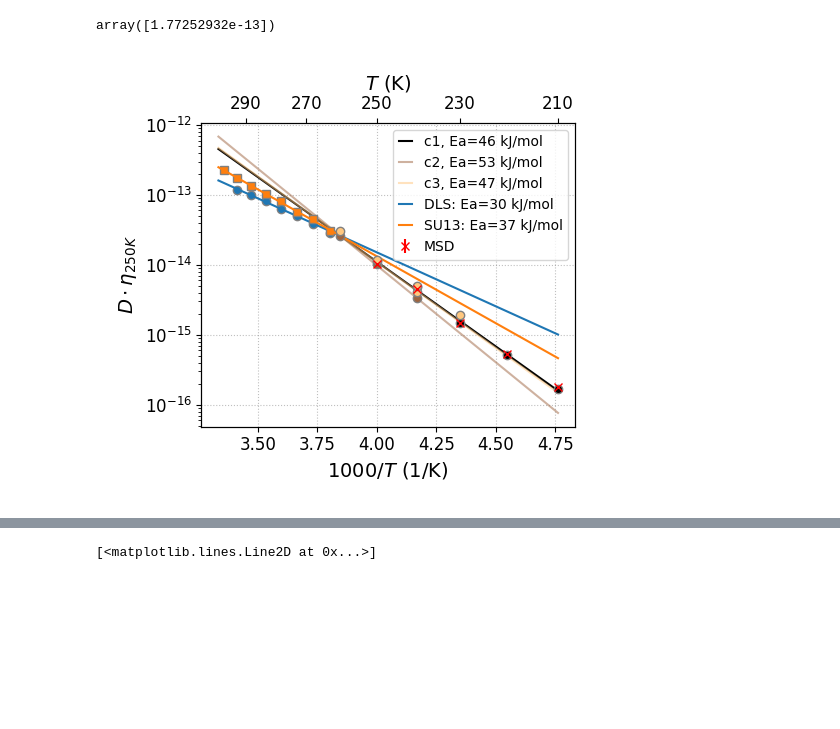
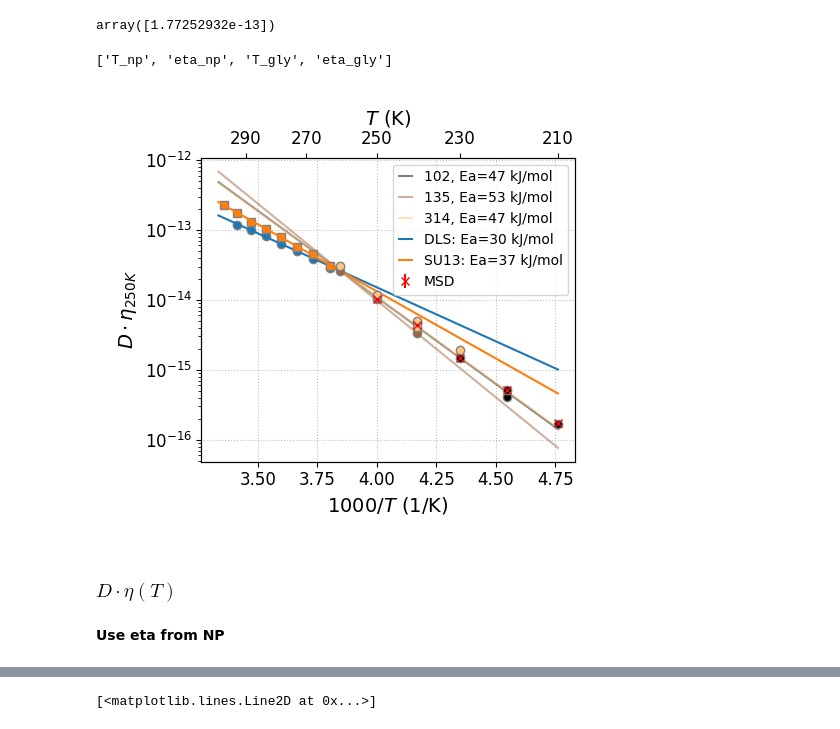
Before and after one commit to maddalenabin/id10-ferritin-2022, a Jupyter notebook: 01-notebooks/09-plots-for-paper.ipynb, the cells around one changed output, grey strips where cells are left out. Cells and saved outputs as stored; diff of their text form; code cells hidden in the pictures; blank space fills up the shorter version.

```diff
--- a/01-notebooks/09-plots-for-paper.ipynb
+++ b/01-notebooks/09-plots-for-paper.ipynb
@@ -321,7 +333,7 @@ for i, (datasetnumber,runname) in enumerate(zip(datasetnumbers_conc, runnames_co
 f, (a1,a3) = plt.subplots(1,2, figsize=(8,3.5), constrained_layout=True)
 ax2 = a3.twiny()
 
-col = plt.cm.copper(np.linspace(0,1,len(datasetnumbers_conc)))
+col = plt.cm.copper_r(np.linspace(0,1,len(datasetnumbers_conc)))
 qv_sel = 2
 tol = 1e-3
 
@@ -341,7 +353,7 @@ for i in range(len(datasetnumbers_conc)):
 
         if q==qv_sel:
             a1.errorbar(delays_conc[i,:], g2s_conc[i,q,:]-base, dg2s_conc[i,q,:], c=col[i],ls='', marker='o', ms=6, mec='gray', alpha=0.7)
-            a1.plot(xc, curve, c=col[i], ls='-', alpha=0.9, label=f'{concs_l[i]}')
+            a1.plot(xc, curve, c=col[i], ls='-', alpha=0.9, label=f'{labs[i]}')
 
     qs = qv[qv_min:qv_max:qstep]
     taus, dtaus = np.asarray(taus), np.asarray(dtaus)
@@ -353,7 +365,7 @@ for i in range(len(datasetnumbers_conc)):
     a3.plot(xc, curve, c=col[i], label=f'{Ds[0,i]:.2e}')
     a3.errorbar(qs[cond]**2, 1/taus[cond], dtaus[cond]/(taus[cond]**2), c=col[i], ls='', marker='o', ms=6, mec='gray', alpha=0.7)
 
-a1.legend(title='concentration', fontsize=10, bbox_to_anchor=[1,1], handlelength=1)
+a1.legend(title='$c_p$ (mg/ml)', fontsize=10, bbox_to_anchor=[1,1], handlelength=1)
 a1.set_xscale('log')
 a1.set_xlabel(r'$t$ (s)')
 a1.set_ylabel(r'$g_2(t)-1$')
@@ -363,7 +375,7 @@ a1.set_xlim(1e-4,None)
 a1.tick_params(axis='both', which='minor')#, bottom=False)
 a1.tick_params(axis='both', which='major', labelsize=12)
 a1.tick_params(axis='both', which='minor', labelsize=10)
-a1.set_title(T_conc)
+# a1.set_title(T_conc)
 
 a3.set_xlabel(r'$q^2$ (nm$^{-2}$)')
 a3.set_ylabel(r'$\Gamma$ (s$^{-1}$)')
@@ -494,6 +520,13 @@ eta = Kbb*T / (6*np.pi*Ds[0,:]*R)
 eta[T==250]
 # %% [output]
 array([1.77252932e-13])
+# %%
+# from ID10 LLT NP viscosity values from XPCS
+f_NP = np.load("../03-source/viscosity_NP.npz") # 23 mol% =  (50 w% = 44 v%) or (60 w% = 55 v%)
+# plt.plot(f['T_np'], f['eta_np'], label='NP 23 mol%', c='C2', marker='o')
+f_NP.files
+# %% [output]
+['T_np', 'eta_np', 'T_gly', 'eta_gly']
 # %%
 f, ax = plt.subplots(1,1, figsize=(5,4.5), tight_layout=True)
 ax2 = ax.twiny()
@@ -504,24 +537,10 @@ Na = 6.02214076e23
 scale = 1e3
 R = 7.3e-9 # nm
 T_sel = 260
+norm_etas = []
 
 # -- arrhenius fit xpcs
-popt,xc,curve,perr = fit(arrhenius, T, Ds[0,:], sigma=Ds[1,:], p0=[15e4, -3e3])
-Ea, dEa = popt[1] * Kbb / 1e3 * Na, perr[1] * Kbb / 1e3 * Na
-new_T = np.linspace(210,300,100)
-# ax.plot(scale/xc, curve, ls='-', c='C3',label=f'Ea = {Ea:.0f} ± {dEa:.0f} kJ/mol')
-
-y_fit = arrhenius(new_T, *popt)
-eta = Kbb*new_T / (6*np.pi*y_fit*R)
-norm_eta = eta[new_T==T_sel]
-norm_etas = [norm_eta]
-
-ax.errorbar(scale/T, Ds[0,:]*norm_eta, Ds[1,:]*norm_eta, ls='', marker='o', mec='gray', c=cols[0])#, label='c1')
-ax.plot(scale/new_T, y_fit*norm_eta, ls='-', c=cols[0],label=f'c1, Ea={-Ea:.0f} kJ/mol')#f'Ea = {Ea:.0f} ± {dEa:.0f} kJ/mol')
-
-# other 2 concentrations with arrhenius fit
-labs = ['c2', 'c3']
-for i, db in enumerate([D_c2, D_c3]):
+for i, db in enumerate([D_c1,D_c2, D_c3]):
 
     tem = np.array(db['temperature'])
     dif = db['D']
@@ -534,8 +553,8 @@ for i, db in enumerate([D_c2, D_c3]):
     norm_eta = eta[new_T==T_sel]
     norm_etas.append(norm_eta)
     # ax.plot(scale/xc, curve, ls='-', c='C3',label=f'Ea = {Ea:.0f} ± {dEa:.0f} kJ/mol')
-    ax.plot(scale/new_T, y_fit*norm_eta, ls='-', c=cols[i+1], alpha=0.5, label=f'{labs[i]}, Ea={-Ea:.0f} kJ/mol')#± {dEa:.0f} kJ/mol')
-    ax.errorbar(scale/db['temperature'],  db['D']*norm_eta, db['dD']*norm_eta, c=cols[i+1], ls='', marker='o', mec='gray')#, label=labs[i])
+    ax.plot(scale/new_T, y_fit*norm_eta, ls='-', c=cols[i], alpha=0.5, label=f'{labs[i]}, Ea={-Ea:.0f} kJ/mol')#± {dEa:.0f} kJ/mol')
+    ax.errorbar(scale/db['temperature'],  db['D']*norm_eta, db['dD']*norm_eta, c=cols[i], ls='', marker='o', mec='gray')#, label=labs[i])
 
 
 # -- DLS only fit
@@ -557,31 +576,35 @@ popt2,xc2,curve2,perr2 = fit(arrhenius, SU13_3['T'],  SU13_3['D'], p0=[1e6, -3e3
 Ea2, dEa2 = popt2[1] * Kbb / 1e3 * Na, perr2[1] * Kbb / 1e3 * Na
 
 y_fit = arrhenius(new_T, *popt2)
 eta = Kbb*new_T / (6*np.pi*y_fit*R)
 norm_eta = eta[new_T==T_sel]
 norm_etas.append(norm_eta)
 
 ax.plot(scale/SU13_3['T'], SU13_3['D']*norm_eta, c='C1', ls='', marker='s', mec='gray')#,label=f'SU13 - DLS') # label='DLS dilute',
 ax.plot(scale/new_T, arrhenius(new_T, *popt2)*norm_eta, ls='-', c='C1', label=f'SU13: Ea={-Ea2:.0f} kJ/mol')#,label=f'7 mg/ml - DLS')# label=f'DLS: Ea={-Ea2:.0f} kJ/mol')# ± {dEa2:.0f} kJ/mol')
 
 # -- MSD
 ax.errorbar(scale/T_msd, D_msd[:,0]*norm_etas[0], D_msd[:,1]*norm_etas[0], marker='x', ls='', c='r', label='MSD')
 
 
 # -- plot settings
 ax.set_xlabel(f'${scale:.0f}/T$ (1/K)')
 ax.set_ylabel('$D\cdot\eta_{250 K}$')
 ax.legend(fontsize=10, handlelength=1)#, bbox_to_anchor=[1,1])
 ax.set_yscale('log')
 ax.tick_params(axis='both', which='major', labelsize=12)
 ax2.set_xlim(270,210)
 ax2.set_xlim(ax.get_xlim())
 ax2.set_xticks(scale/np.arange(210,300,20))
 ax2.set_xticklabels([f"{x:.0f}" for x in np.arange(210,300,20)])
 ax2.set_xlabel('$T$ (K)', fontsize=14)
 ax2.grid(False)
 ax2.tick_params(axis='both', which='major', labelsize=12)
 
 # plt.savefig('../06-figs/diff_coeff_arr2.png', dpi=300)
 # %% [output]
-[figure, old version]
+[figure, new version]
+# %% [markdown]
+### $D\cdot\eta(T)$
+# %% [markdown]
+**Use eta from NP**
```
Also changed, not shown: parts of 14 cells of this notebook, 2 other files.
